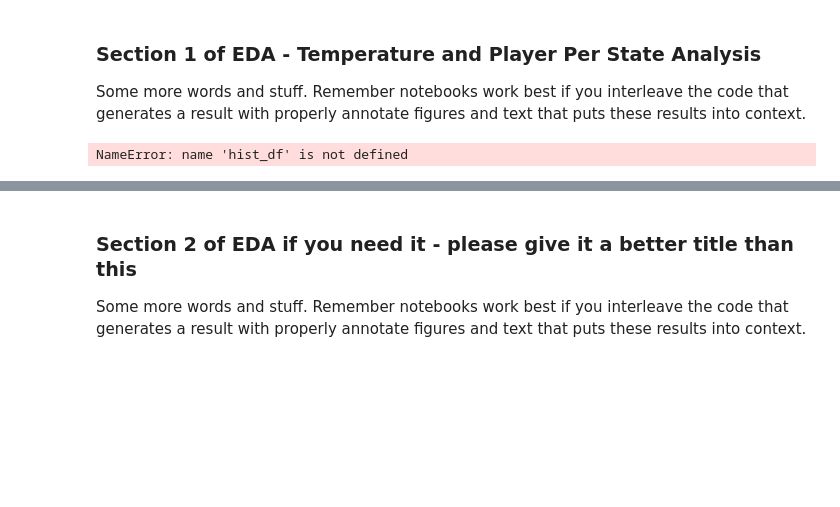
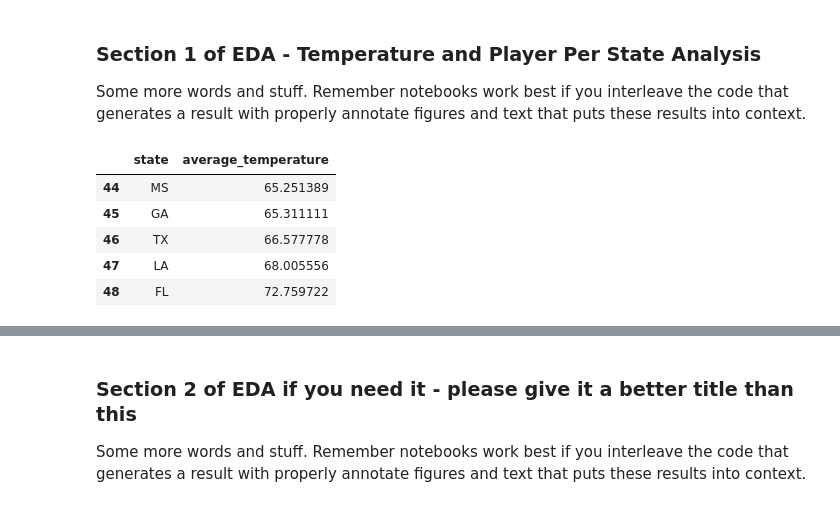
Before and after one commit to jayden789/State-weather-player-performance, a Jupyter notebook: EDACheckpoint_group69.ipynb, the cells around one changed output, grey strips where cells are left out. Saved outputs shown, nothing was run; the diff lists cells and outputs as text; code cells hidden in the pictures; blank space fills up the shorter version.

```diff
--- a/EDACheckpoint_group69.ipynb
+++ b/EDACheckpoint_group69.ipynb
@@ -659,28 +668,33 @@ Some more words and stuff.  Remember notebooks work best if you interleave the c
 # %%
 import seaborn as sns
 import matplotlib.pyplot as plt
 
 
 # Want to create a barplot with state temps over 6 year period to easily visualize warmer vs cooler states
 bar_df = weather_df.groupby('state')['average_temperature'].mean().reset_index()
 state_abbreviations = {
     'Alabama': 'AL', 'Alaska': 'AK', 'Arizona': 'AZ', 'Arkansas': 'AR', 'California': 'CA',
     'Colorado': 'CO', 'Connecticut': 'CT', 'Delaware': 'DE', 'Florida': 'FL', 'Georgia': 'GA',
     'Hawaii': 'HI', 'Idaho': 'ID', 'Illinois': 'IL', 'Indiana': 'IN', 'Iowa': 'IA', 'Kansas': 'KS',
     'Kentucky': 'KY', 'Louisiana': 'LA', 'Maine': 'ME', 'Maryland': 'MD', 'Massachusetts': 'MA',
     'Michigan': 'MI', 'Minnesota': 'MN', 'Mississippi': 'MS', 'Missouri': 'MO', 'Montana': 'MT',
     'Nebraska': 'NE', 'Nevada': 'NV', 'New Hampshire': 'NH', 'New Jersey': 'NJ', 'New Mexico': 'NM',
     'New York': 'NY', 'North Carolina': 'NC', 'North Dakota': 'ND', 'Ohio': 'OH', 'Oklahoma': 'OK',
     'Oregon': 'OR', 'Pennsylvania': 'PA', 'Rhode Island': 'RI', 'South Carolina': 'SC', 'South Dakota': 'SD',
     'Tennessee': 'TN', 'Texas': 'TX', 'Utah': 'UT', 'Vermont': 'VT', 'Virginia': 'VA', 'Washington': 'WA',
     'West Virginia': 'WV', 'Wisconsin': 'WI', 'Wyoming': 'WY'
 }
 
 bar_df['state'] = bar_df['state'].map(state_abbreviations)
-bar_df = hist_df.sort_values('average_temperature').reset_index().drop('index', axis=1)
+bar_df = bar_df.sort_values('average_temperature').reset_index().drop('index', axis=1)
 bar_df.tail()
 # %% [output]
-NameError: name 'hist_df' is not defined
+|  | state | average_temperature |
+| 44 | MS | 65.251389 |
+| 45 | GA | 65.311111 |
+| 46 | TX | 66.577778 |
+| 47 | LA | 68.005556 |
+| 48 | FL | 72.759722 |
 # %%
 # Plotting the histogram
 plt.figure(figsize=(11, 6))
```
Also changed, not shown: parts of 7 cells of this notebook.
